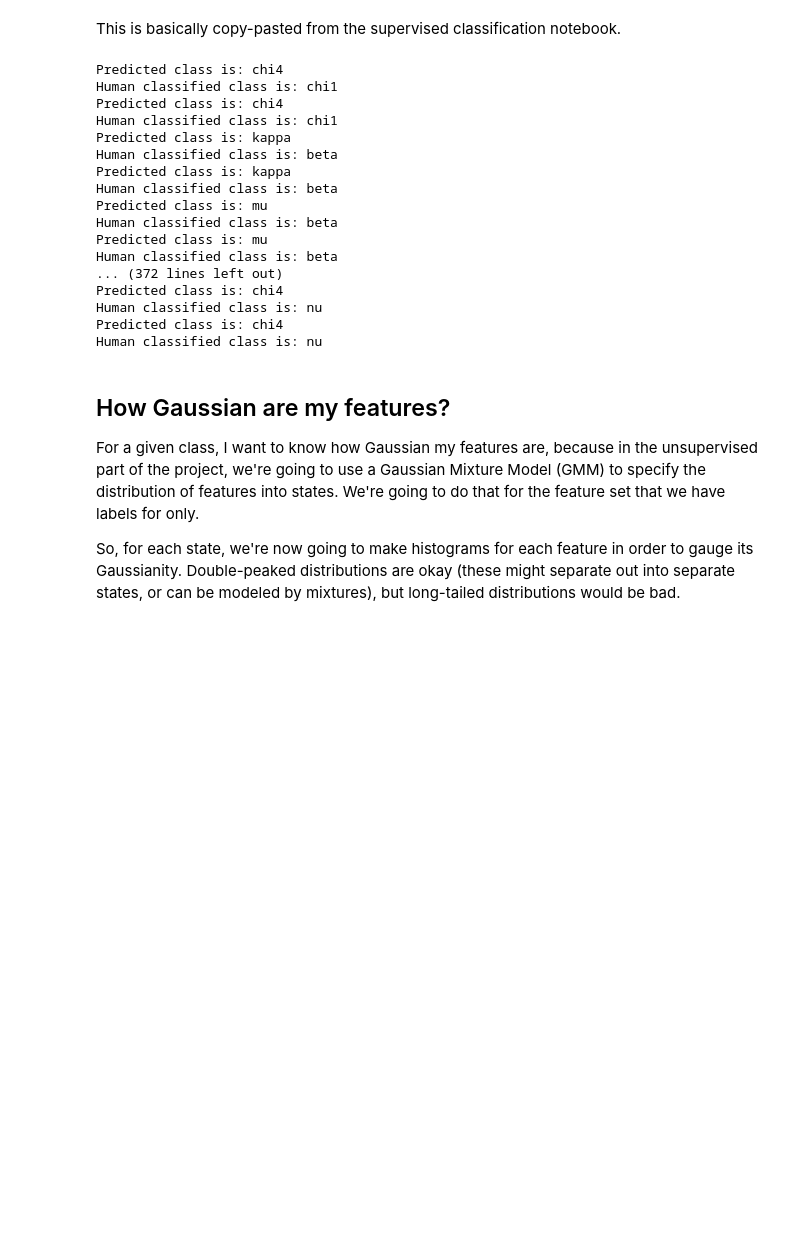
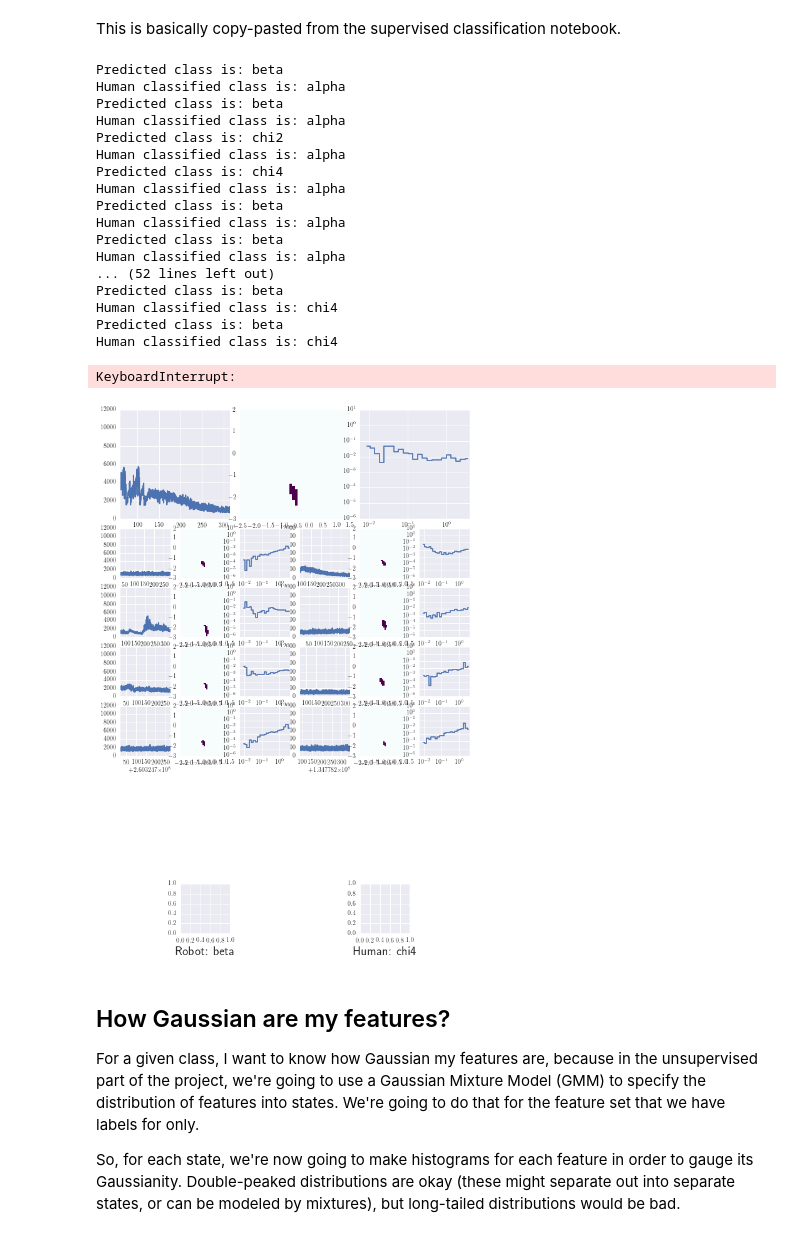
Before and after one commit to dhuppenkothen/BlackHoleMagic, a Jupyter notebook: GRS1915_FeatureEngineering.ipynb, the cells around one changed output. Saved outputs shown, nothing was run; the diff lists cells and outputs as text; code cells hidden in the pictures; blank space fills up the shorter version.

```diff
--- a/GRS1915_FeatureEngineering.ipynb
+++ b/GRS1915_FeatureEngineering.ipynb
@@ -737,0 +646,8 @@ hr_test = feature_dict["test"][0]["hr"]
+# %%
+lc_train = np.array(lc_all["train"])[np.where(labels_train != "None")[0]]
+lc_test = np.array(lc_all["test"])[np.where(labels_test != "None")[0]]
+lc_val = np.array(lc_all["val"])[np.where(labels_val != "None")[0]]
+
+hr_train = np.array(hr_all["train"])[np.where(labels_train != "None")[0]]
+hr_test = np.array(hr_all["test"])[np.where(labels_test != "None")[0]]
+hr_val = np.array(hr_all["val"])[np.where(labels_val != "None")[0]]
@@ -738,3 +662,14 @@ hr_test = feature_dict["test"][0]["hr"]
+# %%
+for i,(lc,l) in enumerate(zip(lc_val, labels_val)):
+    #print(lc[0])
+    if "chi" in l:
+        plt.figure()
+        plt.plot(np.array(lc).T[:,0], np.array(lc).T[:,1])
+        plt.title('State %s'%l)
+        plt.savefig("%s_lc%i.pdf"%(l,i))
+        plt.close()
+    else:
+        continue
 # %% [markdown]
 We'll need to reshuffle the feature vector to match the reduced one
 # %%
@@ -891,10 +826,10 @@ def plot_misclassifieds(features, trained_labels, real_labels, lc_all, hr_all, h
         print("Human classified class is: " + str(ltrue))
         robot_all = [[lp, lt, lc, hr] for lp, lt, lc, hr in \
                      zip(real_labels, trained_labels, lc_all, hr_all)\
-                     if lt == lpredict ]
+                     if lp == lpredict ]
         human_all = [[lp, lt, lc, hr] for lp, lt, lc, hr in \
                      zip(real_labels, trained_labels, lc_all, hr_all)\
-                     if lt == ltrue ]
+                     if lp == ltrue ]
 
         np.random.shuffle(robot_all)
         np.random.shuffle(human_all)
@@ -978,32 +913,34 @@ def plot_misclassifieds(features, trained_labels, real_labels, lc_all, hr_all, h
 # %%
 hr2_min = -3.0
 hr2_max = 2.0
 hr1_min = -2.5
 hr1_max = 1.5
 
 sns.set_context("notebook", font_scale=1.0, rc={"axes.labelsize": 14})
 plt.rc("font", size=14, family="serif", serif="Computer Sans")
 plt.rc("axes", titlesize=14, labelsize=14)
 plt.rc("text", usetex=True)
 
 
-plot_misclassifieds(features_new_val[:,:12], labels_rfc, labels_val, lc_val, hr_val, [[hr1_min, hr1_max],[hr2_min, hr2_max]],
-                    nexamples=6, namestr="misclassified", datadir=datadir)
+plot_misclassifieds(features_new_val[:,:15], labels_rfc_red, labels_val, lc_val, hr_val, [[hr1_min, hr1_max],[hr2_min, hr2_max]],
+                    nexamples=6, namestr="misclassified", datadir="./")
 # %% [output]
+Predicted class is: beta
+Human classified class is: alpha
+Predicted class is: beta
+Human classified class is: alpha
+Predicted class is: chi2
+Human classified class is: alpha
 Predicted class is: chi4
-Human classified class is: chi1
-Predicted class is: chi4
-Human classified class is: chi1
-Predicted class is: kappa
-Human classified class is: beta
-Predicted class is: kappa
-Human classified class is: beta
-Predicted class is: mu
-Human classified class is: beta
-Predicted class is: mu
-Human classified class is: beta
-... (372 lines left out)
-Predicted class is: chi4
-Human classified class is: nu
-Predicted class is: chi4
-Human classified class is: nu
+Human classified class is: alpha
+Predicted class is: beta
+Human classified class is: alpha
+Predicted class is: beta
+Human classified class is: alpha
+... (52 lines left out)
+Predicted class is: beta
+Human classified class is: chi4
+Predicted class is: beta
+Human classified class is: chi4
+KeyboardInterrupt:
+[figure, added]
```
Also changed, not shown: parts of 21 cells of this notebook, 6 other files.
